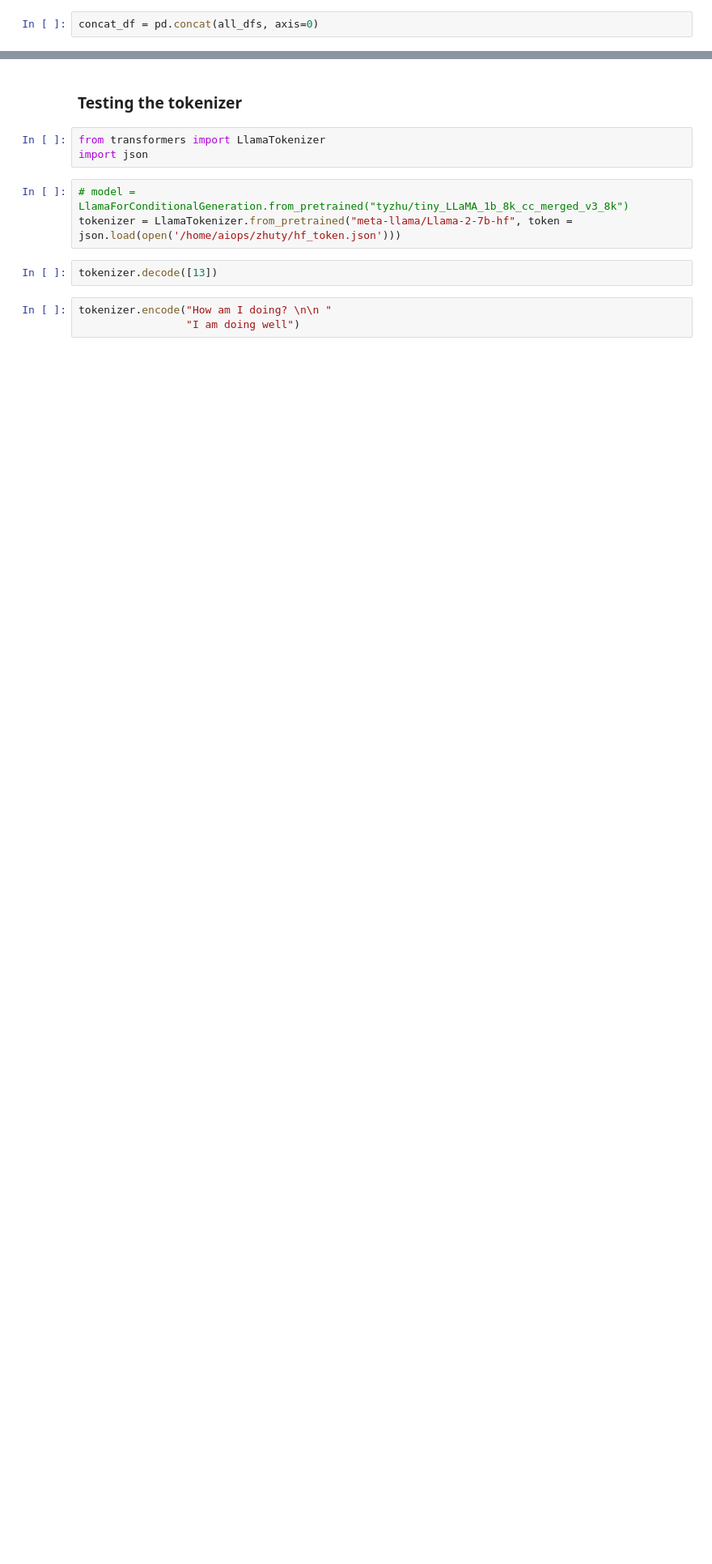
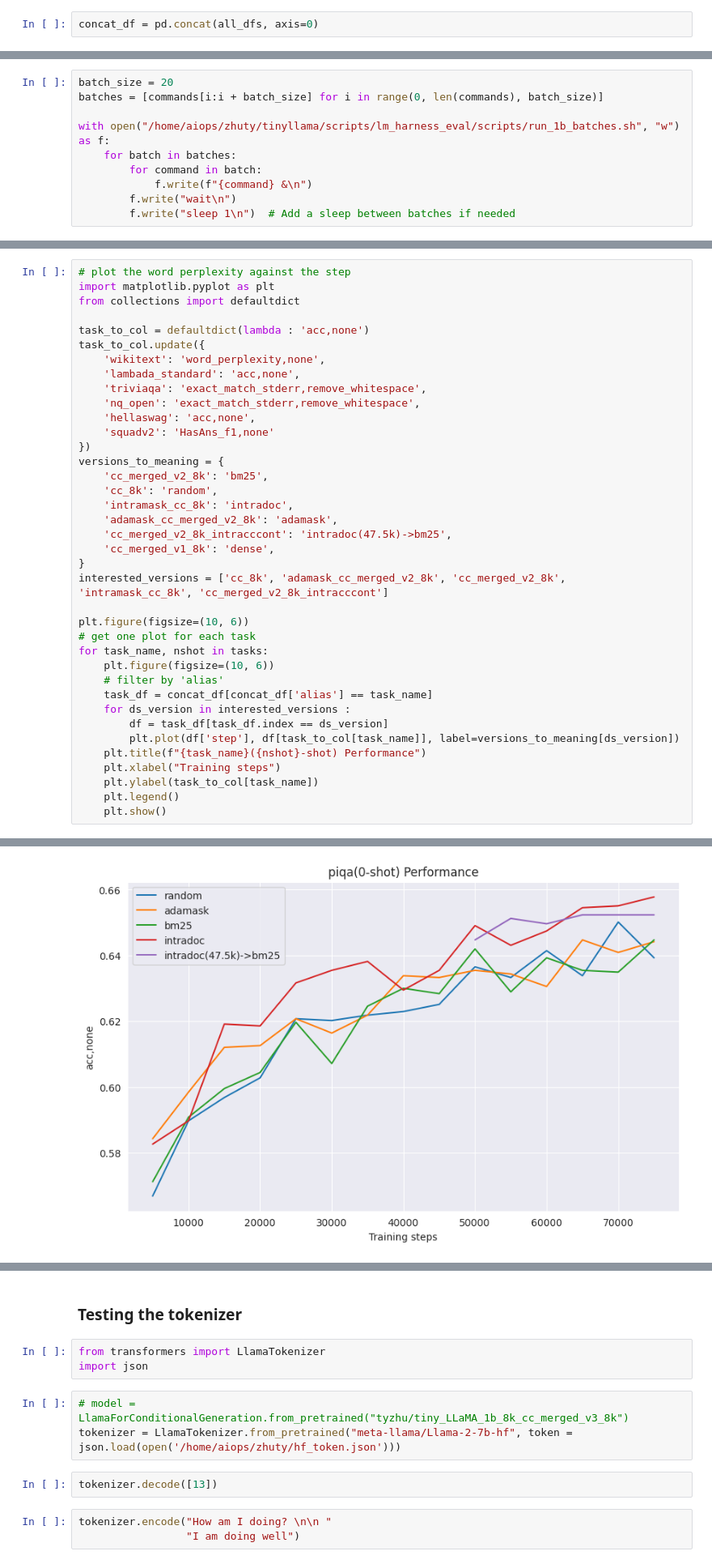
Before and after one commit to tongyao-zhu/TinyLlama, a Jupyter notebook: scripts/lm_harness_eval/combine_results.ipynb, the cells around one changed output, grey strips where cells are left out. Shown at 81% size. Saved outputs shown, nothing was run; the diff lists cells and outputs as text; blank space fills up the shorter version.

```diff
--- a/scripts/lm_harness_eval/combine_results.ipynb
+++ b/scripts/lm_harness_eval/combine_results.ipynb
@@ -121,2 +178,12 @@ concat_df = pd.concat(all_dfs, axis=0)
+# %%
+batch_size = 20
+batches = [commands[i:i + batch_size] for i in range(0, len(commands), batch_size)]
+
+with open("/home/aiops/zhuty/tinyllama/scripts/lm_harness_eval/scripts/run_1b_batches.sh", "w") as f:
+    for batch in batches:
+        for command in batch:
+            f.write(f"{command} &\n")
+        f.write("wait\n")
+        f.write("sleep 1\n")  # Add a sleep between batches if needed
 # %%
 concat_df
@@ -131,0 +217,39 @@ plt.show()
+# %%
+# plot the word perplexity against the step
+import matplotlib.pyplot as plt
+from collections import defaultdict
+
+task_to_col = defaultdict(lambda : 'acc,none')
+task_to_col.update({
+    'wikitext': 'word_perplexity,none',
+    'lambada_standard': 'acc,none',
+    'triviaqa': 'exact_match_stderr,remove_whitespace',
+    'nq_open': 'exact_match_stderr,remove_whitespace',
+    'hellaswag': 'acc,none',
+    'squadv2': 'HasAns_f1,none'
+})
+versions_to_meaning = {
+    'cc_merged_v2_8k': 'bm25',
+    'cc_8k': 'random',
+    'intramask_cc_8k': 'intradoc',
+    'adamask_cc_merged_v2_8k': 'adamask',
+    'cc_merged_v2_8k_intracccont': 'intradoc(47.5k)->bm25',
+    'cc_merged_v1_8k': 'dense',
+}
+interested_versions = ['cc_8k', 'adamask_cc_merged_v2_8k', 'cc_merged_v2_8k', 'intramask_cc_8k', 'cc_merged_v2_8k_intracccont']
+
+plt.figure(figsize=(10, 6))
+# get one plot for each task
+for task_name, nshot in tasks:
+    plt.figure(figsize=(10, 6))
+    # filter by 'alias'
+    task_df = concat_df[concat_df['alias'] == task_name]
+    for ds_version in interested_versions :
+        df = task_df[task_df.index == ds_version]
+        plt.plot(df['step'], df[task_to_col[task_name]], label=versions_to_meaning[ds_version])
+    plt.title(f"{task_name}({nshot}-shot) Performance")
+    plt.xlabel("Training steps")
+    plt.ylabel(task_to_col[task_name])
+    plt.legend()
+    plt.show()
+# %% [output]
@@ -131,0 +257 @@ plt.show()
+[figure, added]
```
Also changed, not shown: parts of 9 cells of this notebook.
